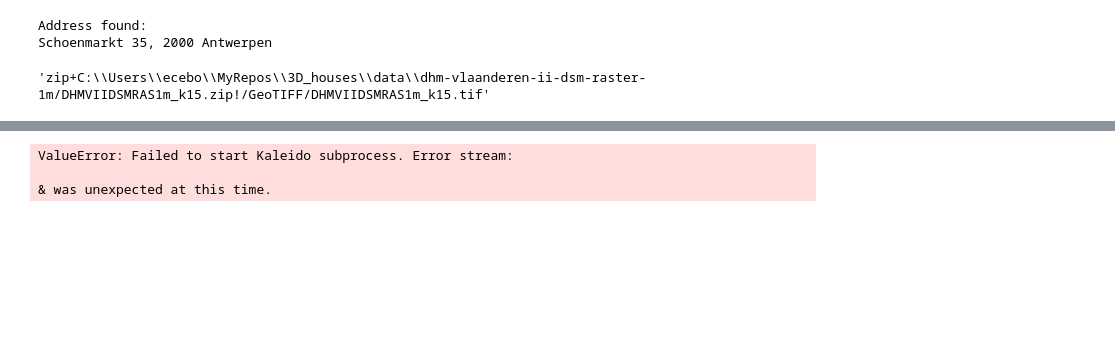
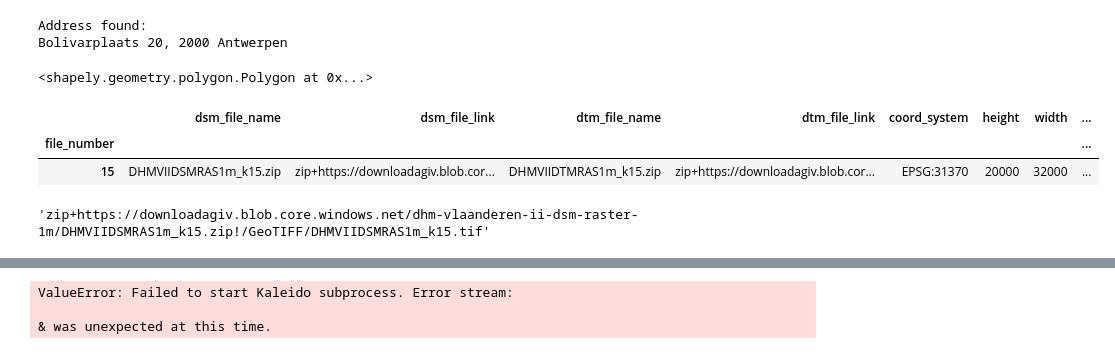
Before and after one commit to eceboran/3D_houses, a Jupyter notebook: main.ipynb, the cells around one changed output, grey strips where cells are left out. Cells and saved outputs as stored; diff of their text form; code cells hidden in the pictures; blank space fills up the shorter version.

```diff
--- a/main.ipynb
+++ b/main.ipynb
@@ -29,6 +29,8 @@ while True:
     input_address = 'Hofstraat 37, 2910 Essen'
     input_address = 'Elzendreef 14, 2910 Essen'
     input_address = 'Schoenmarkt 35, 2000 Antwerpen'
+    input_address = 'Groenplaats 21, 2000 Antwerpen'
+    input_address = 'Bolivarplaats 20, 2000 Antwerpen'
     # input_address = 'dsfd'
     # input_address = 'Elzendreef 14'
 
@@ -49,9 +51,12 @@ while True:
         print("Address found:")
         print(building_obj)
         break
+
+building_obj.building_polygon
 # %% [output]
 Address found:
-Schoenmarkt 35, 2000 Antwerpen
+Bolivarplaats 20, 2000 Antwerpen
+<shapely.geometry.polygon.Polygon at 0x...>
 # %%
 class CHM():
     """
@@ -64,14 +69,10 @@ class CHM():
 
     Methods
     -------
-    dilate_building_polygon
-    get_masked_raster
-    get_CHM
-
-    Methods
-    -------
-    xx
-        yyy
+    dilate_building_polygon(dilation=2)
+    get_masked_raster(file_link)
+    get_local_zip_file_path(file_link)
+    get_CHM()
     """
 
     dem_data_types = ['DSM', 'DTM']
@@ -95,14 +96,10 @@ class CHM():
         self.nodata_values = []
         for dem_data_type in self.dem_data_types:
             file_link = self.building.metadata_building[dem_data_type.lower()+"_file_link"].values[0]
+
             # If use_local_copy is True, a local copy of the zip file can be used
-
             if use_local_copy:
-                # file_link = self.get_local_zip_file_path(file_link)
-                if dem_data_type == 'DSM':
-                    file_link = 'zip+C:\\Users\\ecebo\\MyRepos\\3D_houses\\data\\dhm-vlaanderen-ii-dsm-raster-1m/DHMVIIDSMRAS1m_k15.zip!/GeoTIFF/DHMVIIDSMRAS1m_k15.tif'
-                else:
-                    file_link = 'zip+C:\\Users\\ecebo\\MyRepos\\3D_houses\\data\\dhm-vlaanderen-ii-dsm-raster-1m/DHMVIIDTMRAS1m_k15.zip!/GeoTIFF/DHMVIIDTMRAS1m_k15.tif'
+                file_link = self.get_local_zip_file_path(file_link)
 
             self.file_links.append(file_link)
             masked_raster, masked_transform, nodata_value = self.get_masked_raster(file_link)
@@ -112,6 +109,8 @@ class CHM():
 
         # Calculate the CHM (Canopy Height Model) from DSM and DTM data
         self.get_CHM()
+
+        return
 
         # Calculate the height of the building
         self.height = np.nanmax(self.masked_raster_chm)
@@ -152,7 +151,11 @@ class CHM():
 
     def get_local_zip_file_path(self, file_link):
 
-        local_file_link = ''
+        local_file_link = file_link.replace('zip+https://downloadagiv.blob.core.windows.net/dhm-vlaanderen-ii-dsm-raster-1m/',
+                                            'zip://.\\data\\')
+        local_file_link = local_file_link.replace('zip+https://downloadagiv.blob.core.windows.net/dhm-vlaanderen-ii-dtm-raster-1m/',
+                                                  'zip://.\\data\\')
+
         return local_file_link
 
     def get_CHM(self):
@@ -183,4 +184,10 @@ building_CHM_model.file_links[0]
-# %%
-building_CHM_model.file_links[0]
-# %% [output]
-'zip+C:\\Users\\ecebo\\MyRepos\\3D_houses\\data\\dhm-vlaanderen-ii-dsm-raster-1m/DHMVIIDSMRAS1m_k15.zip!/GeoTIFF/DHMVIIDSMRAS1m_k15.tif'
+# %%
+building_CHM_model.building.metadata_building
+# %% [output]
+|  | dsm_file_name | dsm_file_link | dtm_file_name | dtm_file_link | coord_system | height | width | ... |
+| file_number |  |  |  |  |  |  |  | ... |
+| 15 | DHMVIIDSMRAS1m_k15.zip | zip+https://downloadagiv.blob.cor... | DHMVIIDTMRAS1m_k15.zip | zip+https://downloadagiv.blob.cor... | EPSG:31370 | 20000 | 32000 | ... |
+# %%
+building_CHM_model.file_links[0]
+# %% [output]
+'zip+https://downloadagiv.blob.core.windows.net/dhm-vlaanderen-ii-dsm-raster-1m/DHMVIIDSMRAS1m_k15.zip!/GeoTIFF/DHMVIIDSMRAS1m_k15.tif'
```
Also changed, not shown: parts of 5 cells of this notebook, 8 other files.
